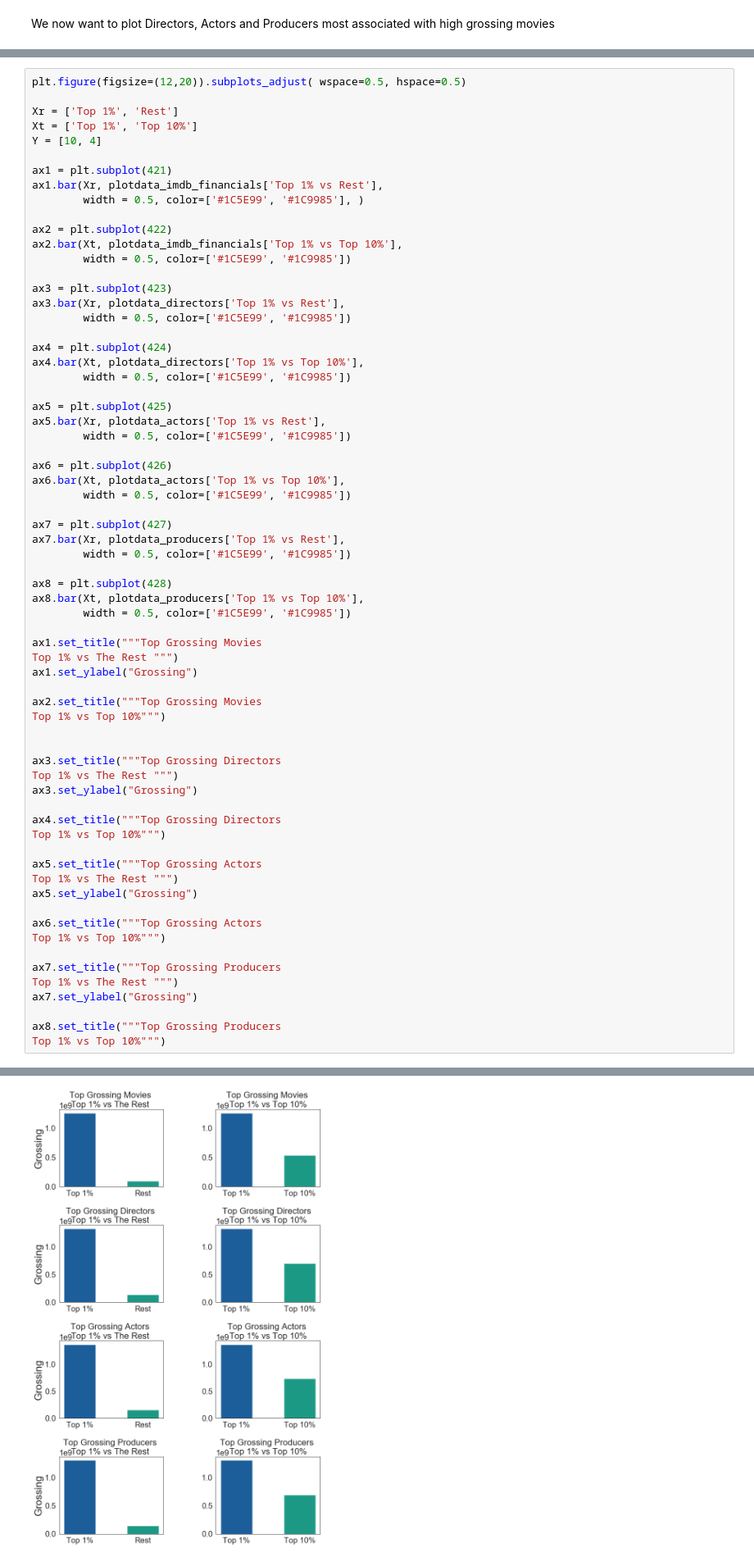
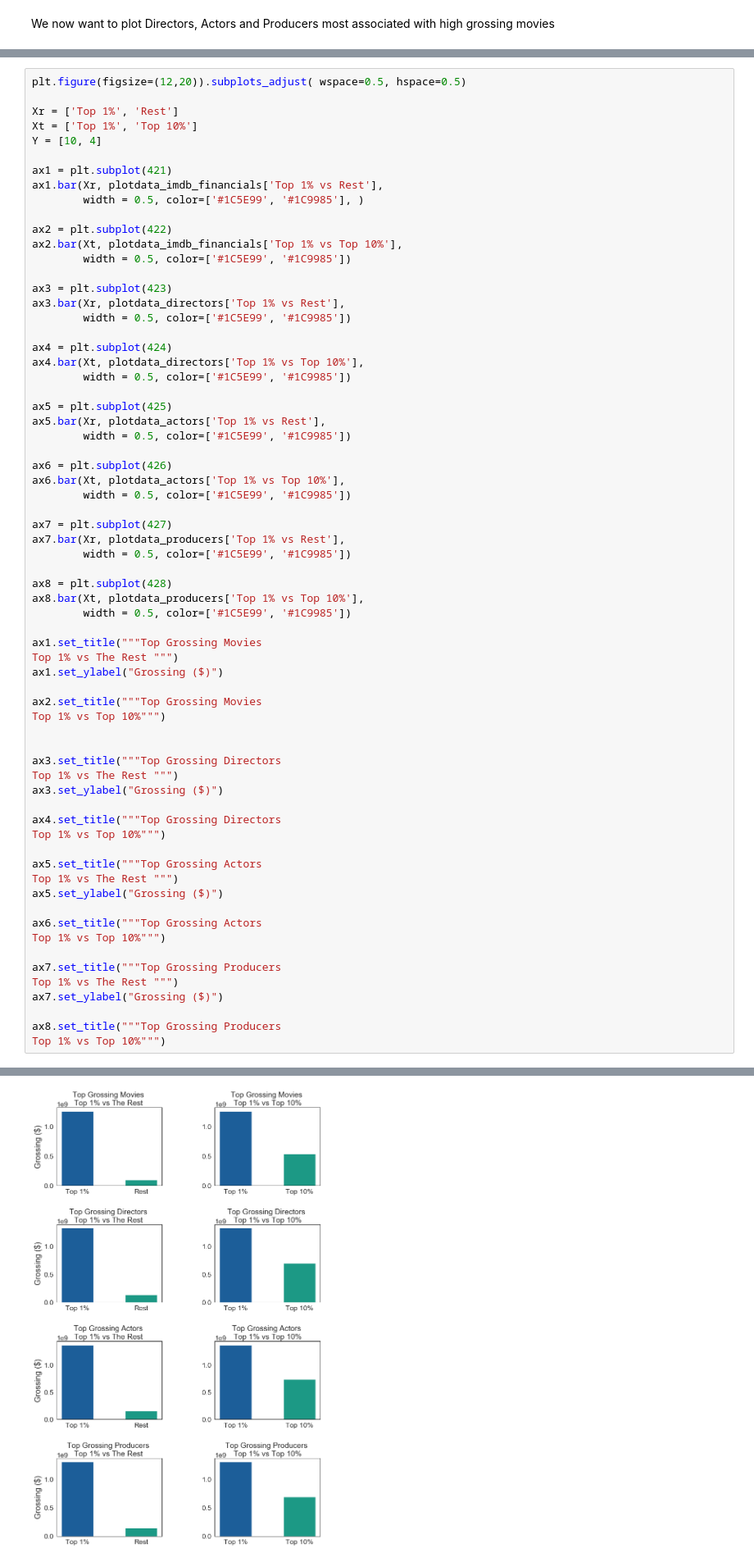
Before and after one commit to fecezar/movie-analysis-project, a Jupyter notebook: dylan_project/dylan_final.ipynb, the cells around one changed output, grey strips where cells are left out. Shown at 82% size. Cells and saved outputs as stored; diff of their text form.

```diff
--- a/dylan_project/dylan_final.ipynb
+++ b/dylan_project/dylan_final.ipynb
@@ -1511,35 +1511,35 @@ ax7.bar(Xr, plotdata_producers['Top 1% vs Rest'],
 ax8 = plt.subplot(428)
 ax8.bar(Xt, plotdata_producers['Top 1% vs Top 10%'],
         width = 0.5, color=['#1C5E99', '#1C9985'])
 
 ax1.set_title("""Top Grossing Movies
 Top 1% vs The Rest """)
-ax1.set_ylabel("Grossing")
+ax1.set_ylabel("Grossing ($)")
 
 ax2.set_title("""Top Grossing Movies
 Top 1% vs Top 10%""")
 
 
 ax3.set_title("""Top Grossing Directors
 Top 1% vs The Rest """)
-ax3.set_ylabel("Grossing")
+ax3.set_ylabel("Grossing ($)")
 
 ax4.set_title("""Top Grossing Directors
 Top 1% vs Top 10%""")
 
 ax5.set_title("""Top Grossing Actors
 Top 1% vs The Rest """)
-ax5.set_ylabel("Grossing")
+ax5.set_ylabel("Grossing ($)")
 
 ax6.set_title("""Top Grossing Actors
 Top 1% vs Top 10%""")
 
 ax7.set_title("""Top Grossing Producers
 Top 1% vs The Rest """)
-ax7.set_ylabel("Grossing")
+ax7.set_ylabel("Grossing ($)")
 
 ax8.set_title("""Top Grossing Producers
 Top 1% vs Top 10%""")
 # %% [output]
 Text(0.5, 1.0, 'Top Grossing Producers \nTop 1% vs Top 10%')
-[figure, old version]
+[figure, new version]
```
Also changed, not shown: parts of 9 cells of this notebook, 32 other files.
